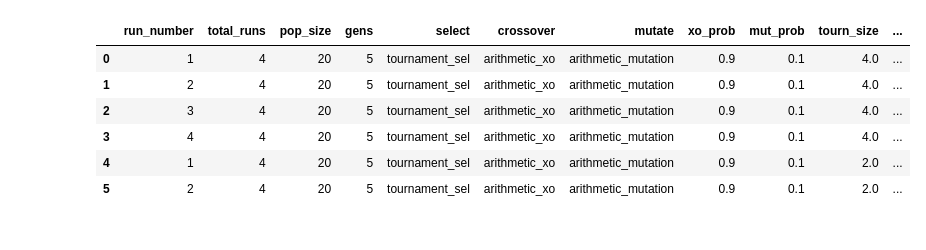
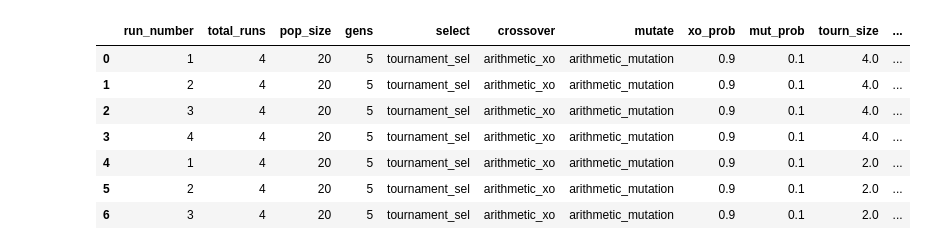
Before and after one commit to iryna-savchuk/CI4O_project, a Jupyter notebook: result_analysis.ipynb, the cells around one changed output. Drawn from its saved outputs; the diff is of its cells as text; code cells hidden in the pictures.

```diff
--- a/result_analysis.ipynb
+++ b/result_analysis.ipynb
@@ -9,17 +9,18 @@ import matplotlib.pyplot as plt
 # %%
 # Loading output of GA algorithms from file
 file_path = "output/results.csv"
 
 results_df = pd.read_csv(file_path)
-results_df.head(6)
+results_df.head(7)
 # %% [output]
 |  | run_number | total_runs | pop_size | gens | select | crossover | mutate | xo_prob | mut_prob | tourn_size | ... |
 | 0 | 1 | 4 | 20 | 5 | tournament_sel | arithmetic_xo | arithmetic_mutation | 0.9 | 0.1 | 4.0 | ... |
 | 1 | 2 | 4 | 20 | 5 | tournament_sel | arithmetic_xo | arithmetic_mutation | 0.9 | 0.1 | 4.0 | ... |
 | 2 | 3 | 4 | 20 | 5 | tournament_sel | arithmetic_xo | arithmetic_mutation | 0.9 | 0.1 | 4.0 | ... |
 | 3 | 4 | 4 | 20 | 5 | tournament_sel | arithmetic_xo | arithmetic_mutation | 0.9 | 0.1 | 4.0 | ... |
 | 4 | 1 | 4 | 20 | 5 | tournament_sel | arithmetic_xo | arithmetic_mutation | 0.9 | 0.1 | 2.0 | ... |
 | 5 | 2 | 4 | 20 | 5 | tournament_sel | arithmetic_xo | arithmetic_mutation | 0.9 | 0.1 | 2.0 | ... |
+| 6 | 3 | 4 | 20 | 5 | tournament_sel | arithmetic_xo | arithmetic_mutation | 0.9 | 0.1 | 2.0 | ... |
 # %%
 # Filling NaN values for 'torun_size' with "n/a" (will be useful for further grouping)
 results_df = results_df.fillna({'tourn_size': 'n/a'})
```
Also changed, not shown: parts of 4 cells of this notebook.
